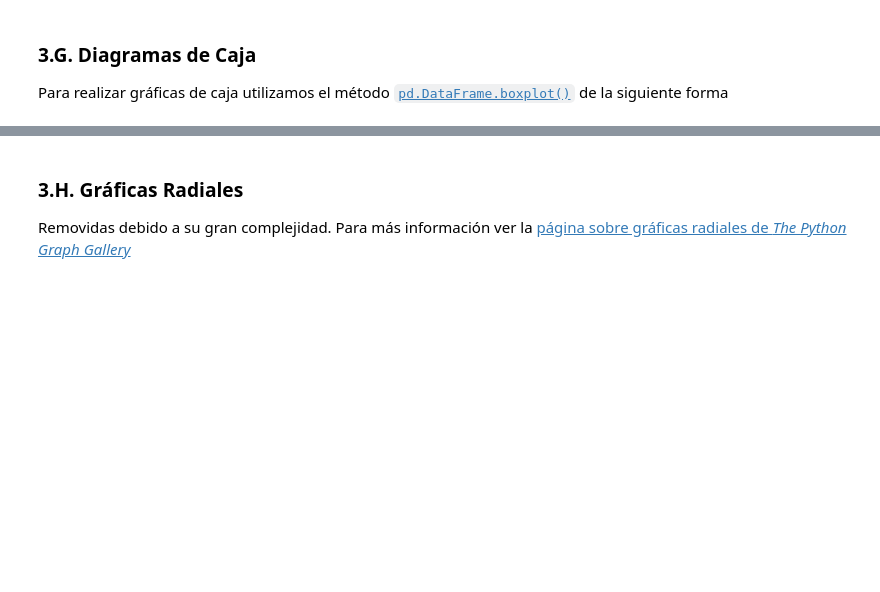
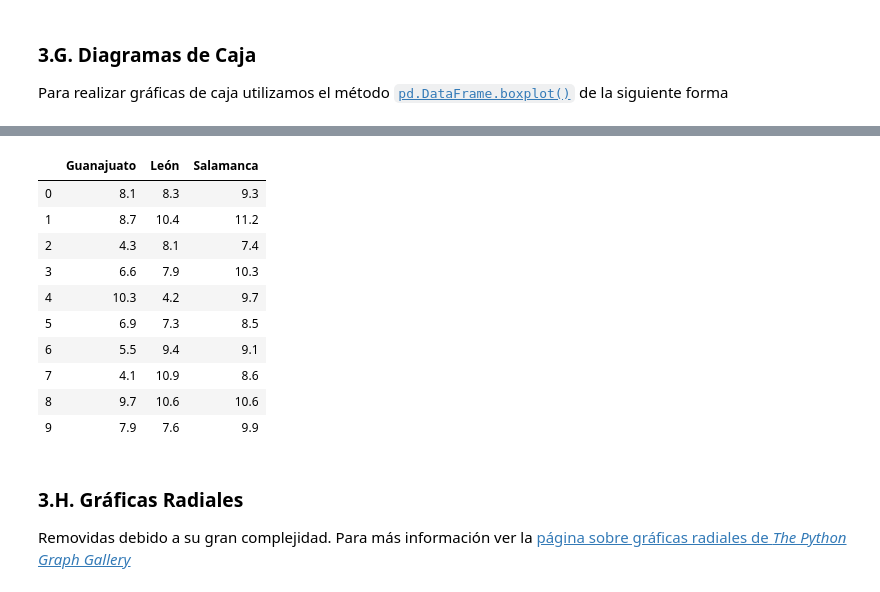
Before and after one commit to jdbr99/computo-cientifico-python, a Jupyter notebook: 08-matplotlib-especializado/matplotlib-especializado.ipynb, the cells around one changed output, grey strips where cells are left out. Saved outputs shown, nothing was run; the diff lists cells and outputs as text; code cells hidden in the pictures; blank space fills up the shorter version.

```diff
--- a/08-matplotlib-especializado/matplotlib-especializado.ipynb
+++ b/08-matplotlib-especializado/matplotlib-especializado.ipynb
@@ -172,3 +173,17 @@ plt.show()
+# %%
+lombrices
+# %% [output]
+|  | Guanajuato | León | Salamanca |
+| 0 | 8.1 | 8.3 | 9.3 |
+| 1 | 8.7 | 10.4 | 11.2 |
+| 2 | 4.3 | 8.1 | 7.4 |
+| 3 | 6.6 | 7.9 | 10.3 |
+| 4 | 10.3 | 4.2 | 9.7 |
+| 5 | 6.9 | 7.3 | 8.5 |
+| 6 | 5.5 | 9.4 | 9.1 |
+| 7 | 4.1 | 10.9 | 8.6 |
+| 8 | 9.7 | 10.6 | 10.6 |
+| 9 | 7.9 | 7.6 | 9.9 |
 # %% [markdown]
 ### 3.H. Gráficas Radiales
 Removidas debido a su gran complejidad. Para más información ver la [página sobre gráficas radiales de _The Python Graph Gallery_](https://python-graph-gallery.com/radar-chart/)
```
Also changed, not shown: parts of 4 cells of this notebook, 1 other file.
